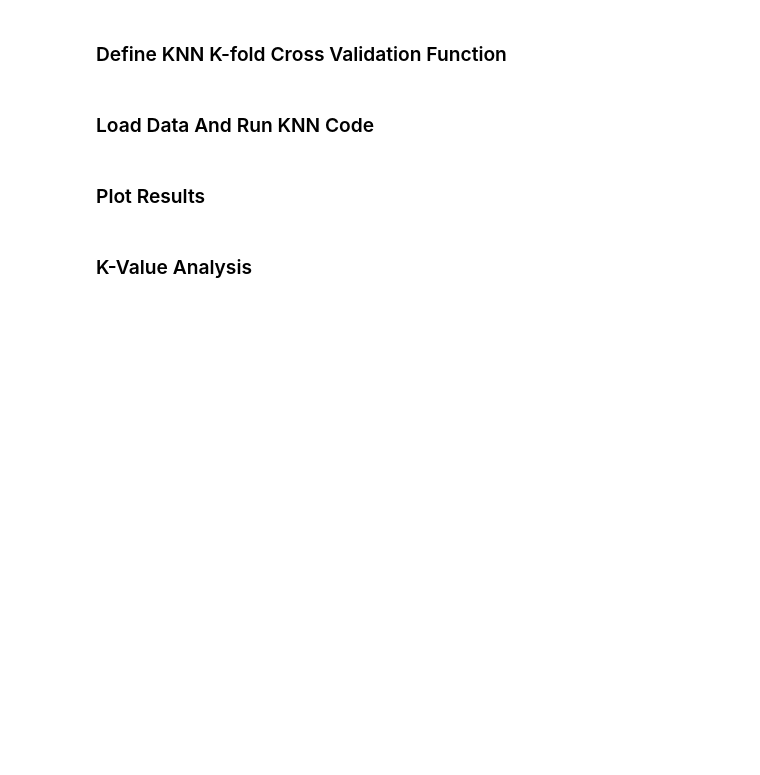
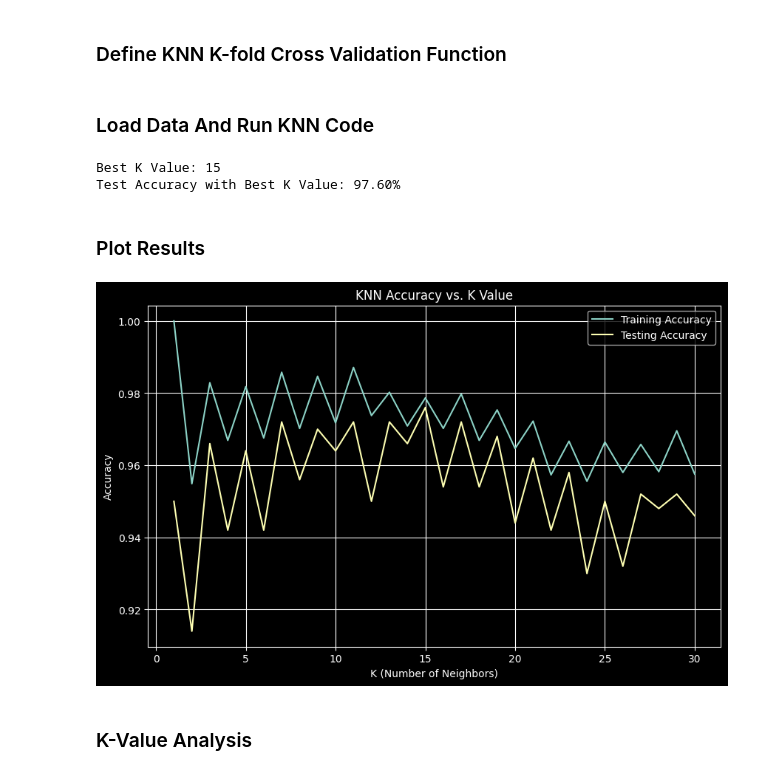
Before and after one commit to klukaszek/CIS4780-A1, a Jupyter notebook: Assignment 1.ipynb, the cells around one changed output. Saved outputs shown, nothing was run; the diff lists cells and outputs as text; code cells hidden in the pictures; blank space fills up the shorter version.

```diff
--- a/Assignment 1.ipynb
+++ b/Assignment 1.ipynb
@@ -115,32 +168,42 @@ output_df = output_df.dropna(axis=1)
 # Convert input data to np array
 X = input_df[['Input 1', 'Input 2']].values
 
-# Convert output data to np array
+# Convert output data to np array and squeeze it to a 1D array
 y = output_df.values.squeeze()
 
 # Define the range of K values to test
 k_values = list(range(1, 31))  # Test K from 1 to 30
 
-# Perform K-fold cross-validation
-train_accuracies, test_accuracies = knn_k_fold_cross_validation(X, y, k_values)
+# Perform 10-fold cross-validation and get results as a dictionary
+results = knn_k_fold_cross_validation(X, y, k_values, n_folds=10)
+
+train_acc = results["train_acc"]
+test_acc = results["test_acc"]
+train_err = results["train_err"]
+test_err = results["test_err"]
 
 # Select the best K based on testing accuracy
-best_k = k_values[np.argmax(test_accuracies)]
-print(f'Best K Value: {best_k}')
-print(f'Test Accuracy with Best K Value: {max(test_accuracies) * 100:.2f}%')
+best_k = k_values[np.argmax(test_acc)]
+print(f"Best K Value: {best_k}")
+print(f"Test Accuracy with Best K Value: {max(test_acc) * 100:.2f}%")
+# %% [output]
+Best K Value: 15
+Test Accuracy with Best K Value: 97.60%
 # %% [markdown]
 ### Plot Results
 # %%
 # Plot the accuracy for different K values
 plt.figure(figsize=(10, 6))
-plt.plot(k_values, train_accuracies, label='Training Accuracy')
-plt.plot(k_values, test_accuracies, label='Testing Accuracy')
+plt.plot(k_values, results['train_acc'], label='Training Accuracy')
+plt.plot(k_values, results['test_acc'], label='Testing Accuracy')
 plt.title('KNN Accuracy vs. K Value')
 plt.xlabel('K (Number of Neighbors)')
 plt.ylabel('Accuracy')
 plt.legend()
 plt.grid(True)
 plt.show()
+# %% [output]
+[figure, added]
 # %% [markdown]
 ### K-Value Analysis
 # %% [markdown]
```
Also changed, not shown: parts of 32 cells of this notebook.
